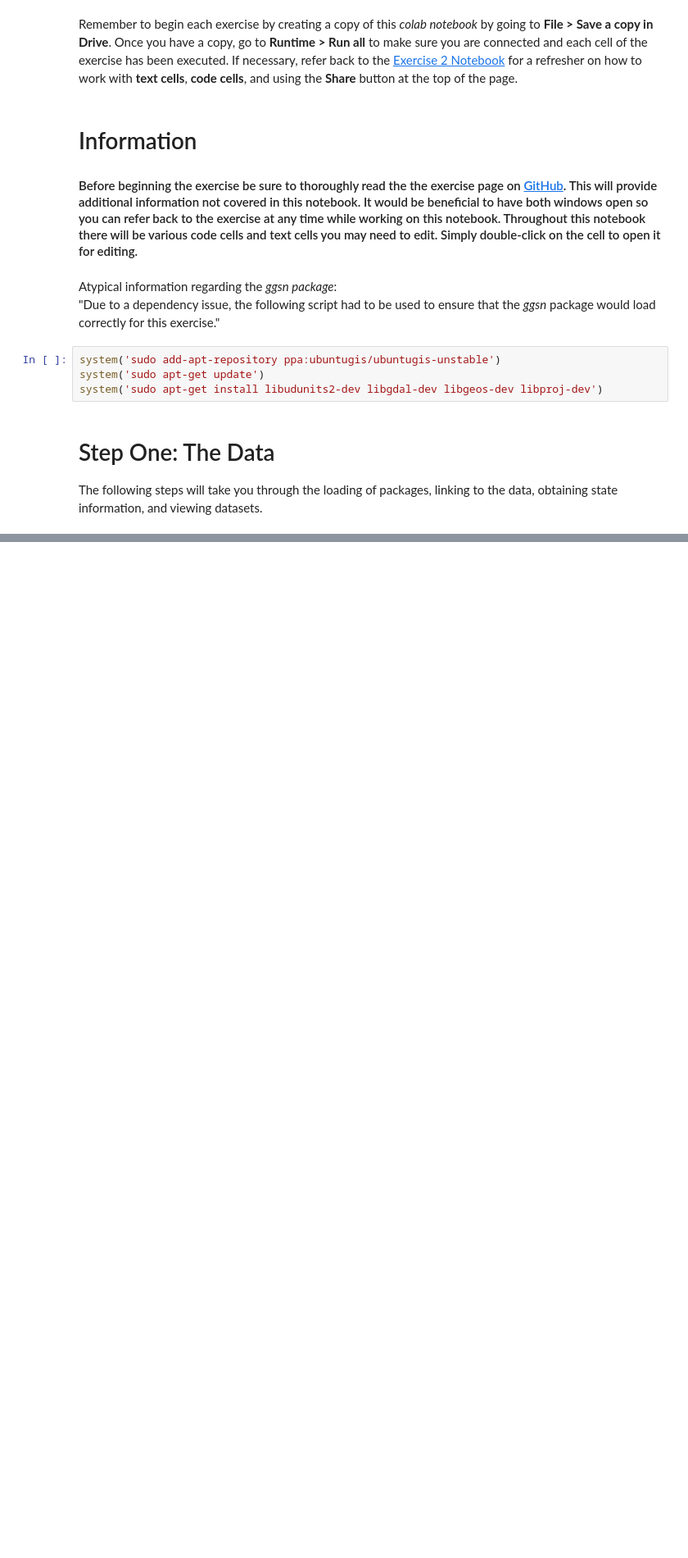
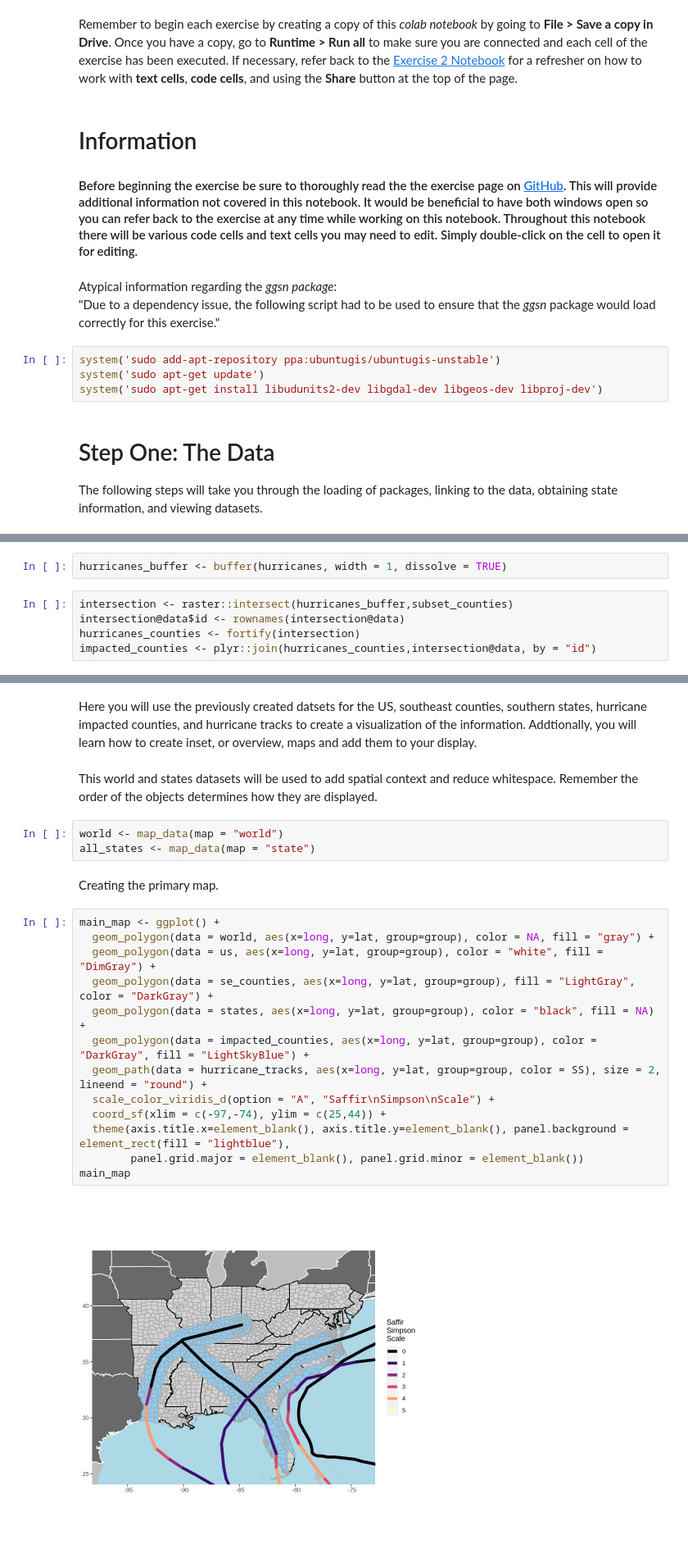
Before and after one commit to chrismgentry/GIS1-Exercise-4, a Jupyter notebook: GIS1_EX4.ipynb, the cells around one changed output, grey strips where cells are left out. Shown at 82% size. Saved outputs shown, nothing was run; the diff lists cells and outputs as text; blank space fills up the shorter version.

```diff
--- a/GIS1_EX4.ipynb
+++ b/GIS1_EX4.ipynb
@@ -22,0 +247,7 @@ The following steps will take you through the loading of packages, linking to th
+# %%
+hurricanes_buffer <- buffer(hurricanes, width = 1, dissolve = TRUE)
+# %%
+intersection <- raster::intersect(hurricanes_buffer,subset_counties)
+intersection@data$id <- rownames(intersection@data)
+hurricanes_counties <- fortify(intersection)
+impacted_counties <- plyr::join(hurricanes_counties,intersection@data, by = "id")
@@ -22,0 +291,24 @@ The following steps will take you through the loading of packages, linking to th
+# %% [markdown]
+Here you will use the previously created datsets for the US, southeast counties, southern states, hurricane impacted counties, and hurricane tracks to create a visualization of the information. Addtionally, you will learn how to create inset, or overview, maps and add them to your display.
+# %% [markdown]
+This world and states datasets will be used to add spatial context and reduce whitespace. Remember the order of the objects determines how they are displayed.
+# %%
+world <- map_data(map = "world")
+all_states <- map_data(map = "state")
+# %% [markdown]
+Creating the primary map.
+# %%
+main_map <- ggplot() +
+  geom_polygon(data = world, aes(x=long, y=lat, group=group), color = NA, fill = "gray") +
+  geom_polygon(data = us, aes(x=long, y=lat, group=group), color = "white", fill = "DimGray") +
+  geom_polygon(data = se_counties, aes(x=long, y=lat, group=group), fill = "LightGray", color = "DarkGray") +
+  geom_polygon(data = states, aes(x=long, y=lat, group=group), color = "black", fill = NA) +
+  geom_polygon(data = impacted_counties, aes(x=long, y=lat, group=group), color = "DarkGray", fill = "LightSkyBlue") +
+  geom_path(data = hurricane_tracks, aes(x=long, y=lat, group=group, color = SS), size = 2, lineend = "round") +
+  scale_color_viridis_d(option = "A", "Saffir\nSimpson\nScale") +
+  coord_sf(xlim = c(-97,-74), ylim = c(25,44)) +
+  theme(axis.title.x=element_blank(), axis.title.y=element_blank(), panel.background = element_rect(fill = "lightblue"),
+        panel.grid.major = element_blank(), panel.grid.minor = element_blank())
+main_map
+# %% [output]
+[figure, added]
```
Also changed, not shown: parts of 45 cells of this notebook, 2 other files.
